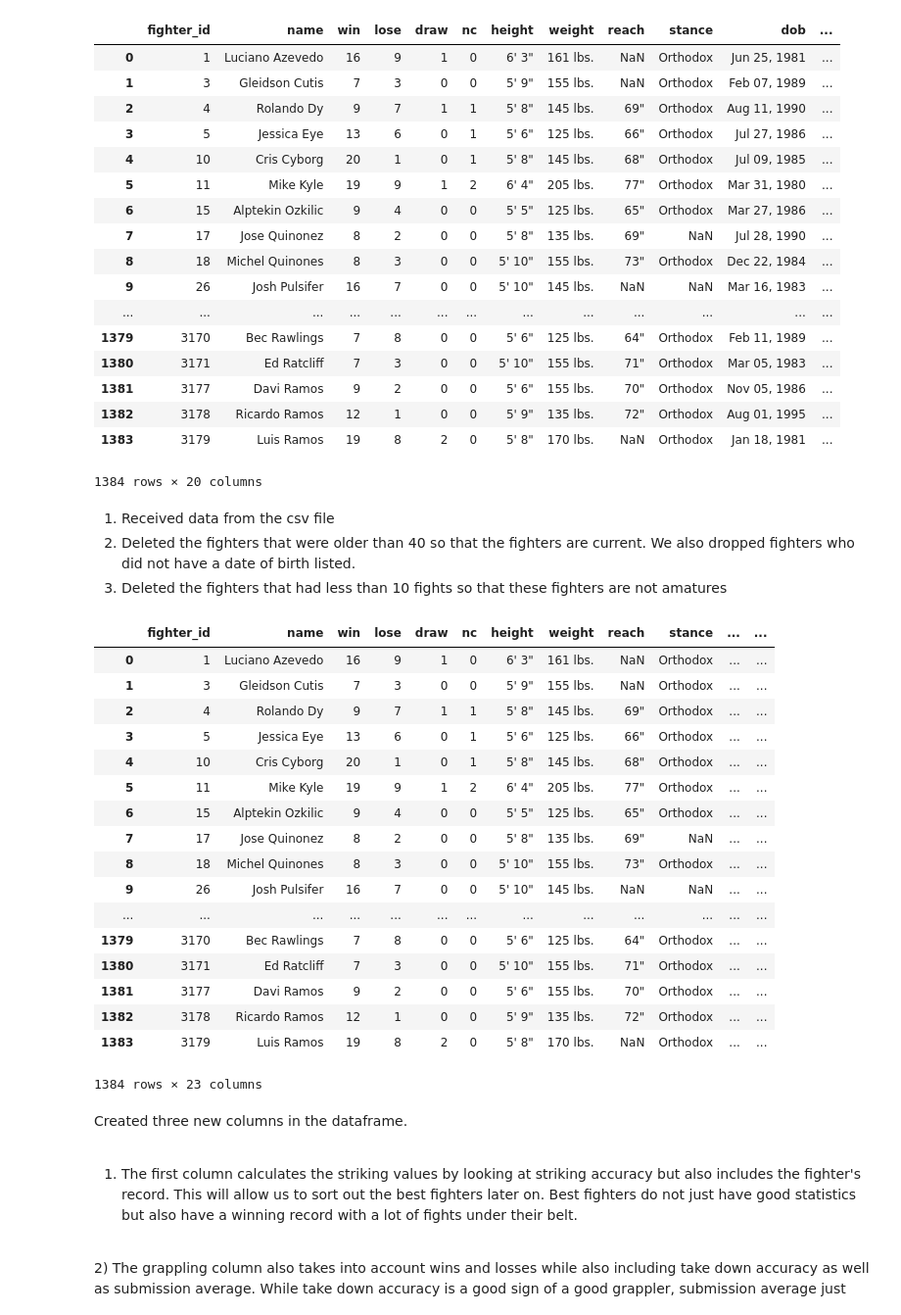
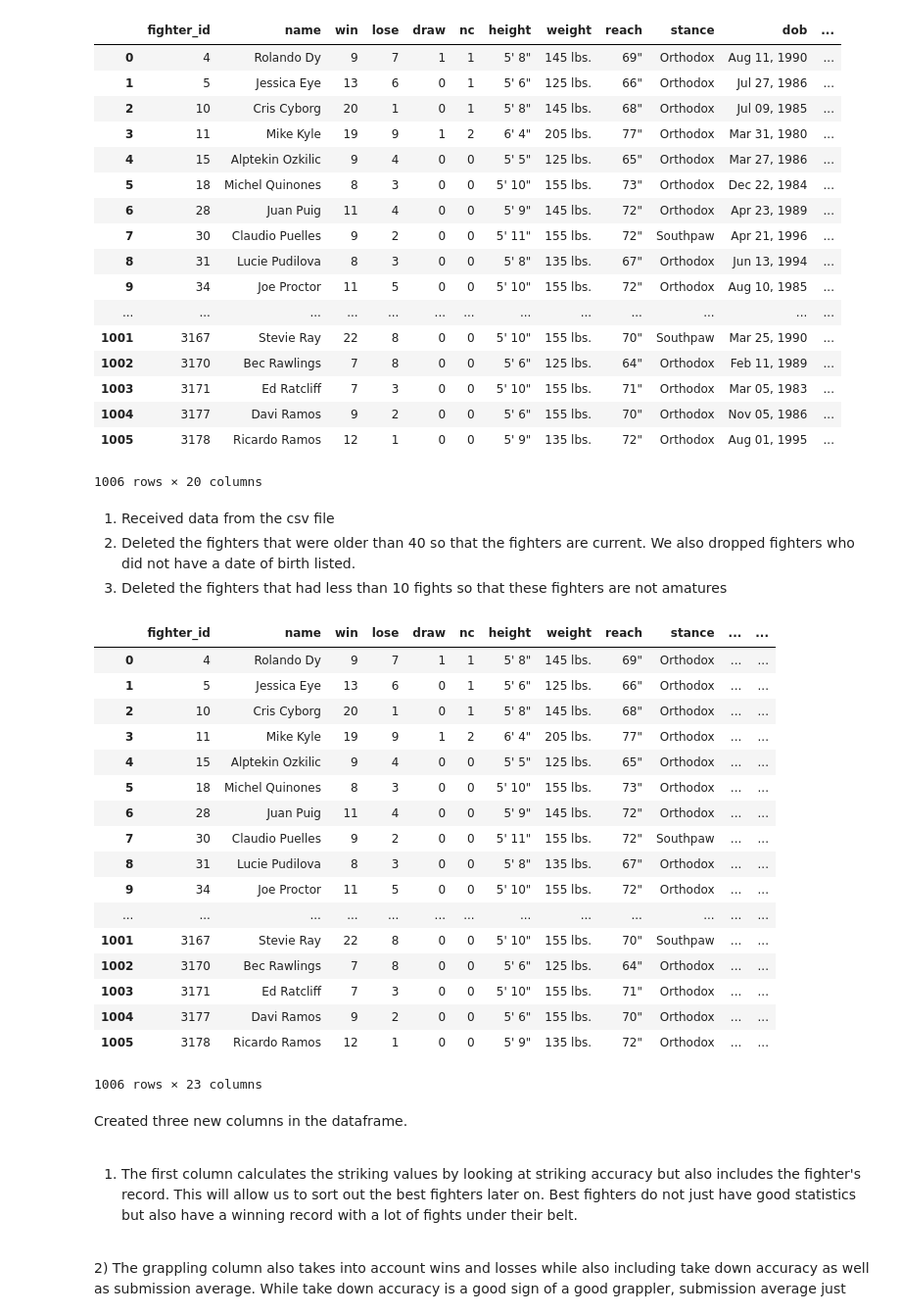
Before and after one commit to danielhill15/Best-UFC-TYPE, a Jupyter notebook: best_ufc_fighter_types.ipynb, the cells around one changed output. Shown at 98% size. Saved outputs shown, nothing was run; the diff lists cells and outputs as text; code cells hidden in the pictures.

```diff
--- a/best_ufc_fighter_types.ipynb
+++ b/best_ufc_fighter_types.ipynb
@@ -1,45 +1,46 @@
 # %%
 import pandas as pd
 
 original_ufc = pd.read_csv("ufc_fighters.csv")
 original_ufc.sort_values('name', ascending=False)
 
 count = 0
 tempname = []
 for i, rows in original_ufc.iterrows():
     if type(rows['dob']) is str:
         spl = rows['dob'].split(' ')
         year = spl[2]
         year = int(year)
         total_fights = int(rows['win']) + int(rows['lose']) + int(rows['draw']) + int(rows['nc'])
         if year > 1979:
             if total_fights > 9:
                 tempname.append(rows)
                 updated_ufc = (original_ufc.name != rows['name'])
 
 updated_ufc = pd.DataFrame(tempname)
+updated_ufc = updated_ufc.dropna()
 updated_ufc = updated_ufc.reset_index()
 updated_ufc = updated_ufc.drop('index', 1)
 updated_ufc
 # %% [output]
 |  | fighter_id | name | win | lose | draw | nc | height | weight | reach | stance | dob | ... |
-| 0 | 1 | Luciano Azevedo | 16 | 9 | 1 | 0 | 6' 3" | 161 lbs. | NaN | Orthodox | Jun 25, 1981 | ... |
-| 1 | 3 | Gleidson Cutis | 7 | 3 | 0 | 0 | 5' 9" | 155 lbs. | NaN | Orthodox | Feb 07, 1989 | ... |
-| 2 | 4 | Rolando Dy | 9 | 7 | 1 | 1 | 5' 8" | 145 lbs. | 69" | Orthodox | Aug 11, 1990 | ... |
-| 3 | 5 | Jessica Eye | 13 | 6 | 0 | 1 | 5' 6" | 125 lbs. | 66" | Orthodox | Jul 27, 1986 | ... |
-| 4 | 10 | Cris Cyborg | 20 | 1 | 0 | 1 | 5' 8" | 145 lbs. | 68" | Orthodox | Jul 09, 1985 | ... |
-| 5 | 11 | Mike Kyle | 19 | 9 | 1 | 2 | 6' 4" | 205 lbs. | 77" | Orthodox | Mar 31, 1980 | ... |
-| 6 | 15 | Alptekin Ozkilic | 9 | 4 | 0 | 0 | 5' 5" | 125 lbs. | 65" | Orthodox | Mar 27, 1986 | ... |
-| 7 | 17 | Jose Quinonez | 8 | 2 | 0 | 0 | 5' 8" | 135 lbs. | 69" | NaN | Jul 28, 1990 | ... |
-| 8 | 18 | Michel Quinones | 8 | 3 | 0 | 0 | 5' 10" | 155 lbs. | 73" | Orthodox | Dec 22, 1984 | ... |
-| 9 | 26 | Josh Pulsifer | 16 | 7 | 0 | 0 | 5' 10" | 145 lbs. | NaN | NaN | Mar 16, 1983 | ... |
+| 0 | 4 | Rolando Dy | 9 | 7 | 1 | 1 | 5' 8" | 145 lbs. | 69" | Orthodox | Aug 11, 1990 | ... |
+| 1 | 5 | Jessica Eye | 13 | 6 | 0 | 1 | 5' 6" | 125 lbs. | 66" | Orthodox | Jul 27, 1986 | ... |
+| 2 | 10 | Cris Cyborg | 20 | 1 | 0 | 1 | 5' 8" | 145 lbs. | 68" | Orthodox | Jul 09, 1985 | ... |
+| 3 | 11 | Mike Kyle | 19 | 9 | 1 | 2 | 6' 4" | 205 lbs. | 77" | Orthodox | Mar 31, 1980 | ... |
+| 4 | 15 | Alptekin Ozkilic | 9 | 4 | 0 | 0 | 5' 5" | 125 lbs. | 65" | Orthodox | Mar 27, 1986 | ... |
+| 5 | 18 | Michel Quinones | 8 | 3 | 0 | 0 | 5' 10" | 155 lbs. | 73" | Orthodox | Dec 22, 1984 | ... |
+| 6 | 28 | Juan Puig | 11 | 4 | 0 | 0 | 5' 9" | 145 lbs. | 72" | Orthodox | Apr 23, 1989 | ... |
+| 7 | 30 | Claudio Puelles | 9 | 2 | 0 | 0 | 5' 11" | 155 lbs. | 72" | Southpaw | Apr 21, 1996 | ... |
+| 8 | 31 | Lucie Pudilova | 8 | 3 | 0 | 0 | 5' 8" | 135 lbs. | 67" | Orthodox | Jun 13, 1994 | ... |
+| 9 | 34 | Joe Proctor | 11 | 5 | 0 | 0 | 5' 10" | 155 lbs. | 72" | Orthodox | Aug 10, 1985 | ... |
 | ... | ... | ... | ... | ... | ... | ... | ... | ... | ... | ... | ... | ... |
-| 1379 | 3170 | Bec Rawlings | 7 | 8 | 0 | 0 | 5' 6" | 125 lbs. | 64" | Orthodox | Feb 11, 1989 | ... |
-| 1380 | 3171 | Ed Ratcliff | 7 | 3 | 0 | 0 | 5' 10" | 155 lbs. | 71" | Orthodox | Mar 05, 1983 | ... |
-| 1381 | 3177 | Davi Ramos | 9 | 2 | 0 | 0 | 5' 6" | 155 lbs. | 70" | Orthodox | Nov 05, 1986 | ... |
-| 1382 | 3178 | Ricardo Ramos | 12 | 1 | 0 | 0 | 5' 9" | 135 lbs. | 72" | Orthodox | Aug 01, 1995 | ... |
-| 1383 | 3179 | Luis Ramos | 19 | 8 | 2 | 0 | 5' 8" | 170 lbs. | NaN | Orthodox | Jan 18, 1981 | ... |
+| 1001 | 3167 | Stevie Ray | 22 | 8 | 0 | 0 | 5' 10" | 155 lbs. | 70" | Southpaw | Mar 25, 1990 | ... |
+| 1002 | 3170 | Bec Rawlings | 7 | 8 | 0 | 0 | 5' 6" | 125 lbs. | 64" | Orthodox | Feb 11, 1989 | ... |
+| 1003 | 3171 | Ed Ratcliff | 7 | 3 | 0 | 0 | 5' 10" | 155 lbs. | 71" | Orthodox | Mar 05, 1983 | ... |
+| 1004 | 3177 | Davi Ramos | 9 | 2 | 0 | 0 | 5' 6" | 155 lbs. | 70" | Orthodox | Nov 05, 1986 | ... |
+| 1005 | 3178 | Ricardo Ramos | 12 | 1 | 0 | 0 | 5' 9" | 135 lbs. | 72" | Orthodox | Aug 01, 1995 | ... |
-1384 rows × 20 columns
+1006 rows × 20 columns
 # %% [markdown]
 1) Received data from the csv file <br>
 2) Deleted the fighters that were older than 40 so that the fighters are current. We also dropped fighters who did not have a date of birth listed.<br>
@@ -64,23 +65,23 @@ updated_ufc['def_val'] = def_val
 updated_ufc
 # %% [output]
 |  | fighter_id | name | win | lose | draw | nc | height | weight | reach | stance | ... | ... |
-| 0 | 1 | Luciano Azevedo | 16 | 9 | 1 | 0 | 6' 3" | 161 lbs. | NaN | Orthodox | ... | ... |
-| 1 | 3 | Gleidson Cutis | 7 | 3 | 0 | 0 | 5' 9" | 155 lbs. | NaN | Orthodox | ... | ... |
-| 2 | 4 | Rolando Dy | 9 | 7 | 1 | 1 | 5' 8" | 145 lbs. | 69" | Orthodox | ... | ... |
-| 3 | 5 | Jessica Eye | 13 | 6 | 0 | 1 | 5' 6" | 125 lbs. | 66" | Orthodox | ... | ... |
-| 4 | 10 | Cris Cyborg | 20 | 1 | 0 | 1 | 5' 8" | 145 lbs. | 68" | Orthodox | ... | ... |
-| 5 | 11 | Mike Kyle | 19 | 9 | 1 | 2 | 6' 4" | 205 lbs. | 77" | Orthodox | ... | ... |
-| 6 | 15 | Alptekin Ozkilic | 9 | 4 | 0 | 0 | 5' 5" | 125 lbs. | 65" | Orthodox | ... | ... |
-| 7 | 17 | Jose Quinonez | 8 | 2 | 0 | 0 | 5' 8" | 135 lbs. | 69" | NaN | ... | ... |
-| 8 | 18 | Michel Quinones | 8 | 3 | 0 | 0 | 5' 10" | 155 lbs. | 73" | Orthodox | ... | ... |
-| 9 | 26 | Josh Pulsifer | 16 | 7 | 0 | 0 | 5' 10" | 145 lbs. | NaN | NaN | ... | ... |
+| 0 | 4 | Rolando Dy | 9 | 7 | 1 | 1 | 5' 8" | 145 lbs. | 69" | Orthodox | ... | ... |
+| 1 | 5 | Jessica Eye | 13 | 6 | 0 | 1 | 5' 6" | 125 lbs. | 66" | Orthodox | ... | ... |
+| 2 | 10 | Cris Cyborg | 20 | 1 | 0 | 1 | 5' 8" | 145 lbs. | 68" | Orthodox | ... | ... |
+| 3 | 11 | Mike Kyle | 19 | 9 | 1 | 2 | 6' 4" | 205 lbs. | 77" | Orthodox | ... | ... |
+| 4 | 15 | Alptekin Ozkilic | 9 | 4 | 0 | 0 | 5' 5" | 125 lbs. | 65" | Orthodox | ... | ... |
+| 5 | 18 | Michel Quinones | 8 | 3 | 0 | 0 | 5' 10" | 155 lbs. | 73" | Orthodox | ... | ... |
+| 6 | 28 | Juan Puig | 11 | 4 | 0 | 0 | 5' 9" | 145 lbs. | 72" | Orthodox | ... | ... |
+| 7 | 30 | Claudio Puelles | 9 | 2 | 0 | 0 | 5' 11" | 155 lbs. | 72" | Southpaw | ... | ... |
+| 8 | 31 | Lucie Pudilova | 8 | 3 | 0 | 0 | 5' 8" | 135 lbs. | 67" | Orthodox | ... | ... |
+| 9 | 34 | Joe Proctor | 11 | 5 | 0 | 0 | 5' 10" | 155 lbs. | 72" | Orthodox | ... | ... |
 | ... | ... | ... | ... | ... | ... | ... | ... | ... | ... | ... | ... | ... |
-| 1379 | 3170 | Bec Rawlings | 7 | 8 | 0 | 0 | 5' 6" | 125 lbs. | 64" | Orthodox | ... | ... |
-| 1380 | 3171 | Ed Ratcliff | 7 | 3 | 0 | 0 | 5' 10" | 155 lbs. | 71" | Orthodox | ... | ... |
-| 1381 | 3177 | Davi Ramos | 9 | 2 | 0 | 0 | 5' 6" | 155 lbs. | 70" | Orthodox | ... | ... |
-| 1382 | 3178 | Ricardo Ramos | 12 | 1 | 0 | 0 | 5' 9" | 135 lbs. | 72" | Orthodox | ... | ... |
-| 1383 | 3179 | Luis Ramos | 19 | 8 | 2 | 0 | 5' 8" | 170 lbs. | NaN | Orthodox | ... | ... |
+| 1001 | 3167 | Stevie Ray | 22 | 8 | 0 | 0 | 5' 10" | 155 lbs. | 70" | Southpaw | ... | ... |
+| 1002 | 3170 | Bec Rawlings | 7 | 8 | 0 | 0 | 5' 6" | 125 lbs. | 64" | Orthodox | ... | ... |
+| 1003 | 3171 | Ed Ratcliff | 7 | 3 | 0 | 0 | 5' 10" | 155 lbs. | 71" | Orthodox | ... | ... |
+| 1004 | 3177 | Davi Ramos | 9 | 2 | 0 | 0 | 5' 6" | 155 lbs. | 70" | Orthodox | ... | ... |
+| 1005 | 3178 | Ricardo Ramos | 12 | 1 | 0 | 0 | 5' 9" | 135 lbs. | 72" | Orthodox | ... | ... |
-1384 rows × 23 columns
+1006 rows × 23 columns
 # %% [markdown]
 Created three new columns in the dataframe. <br>
 <br>
```
